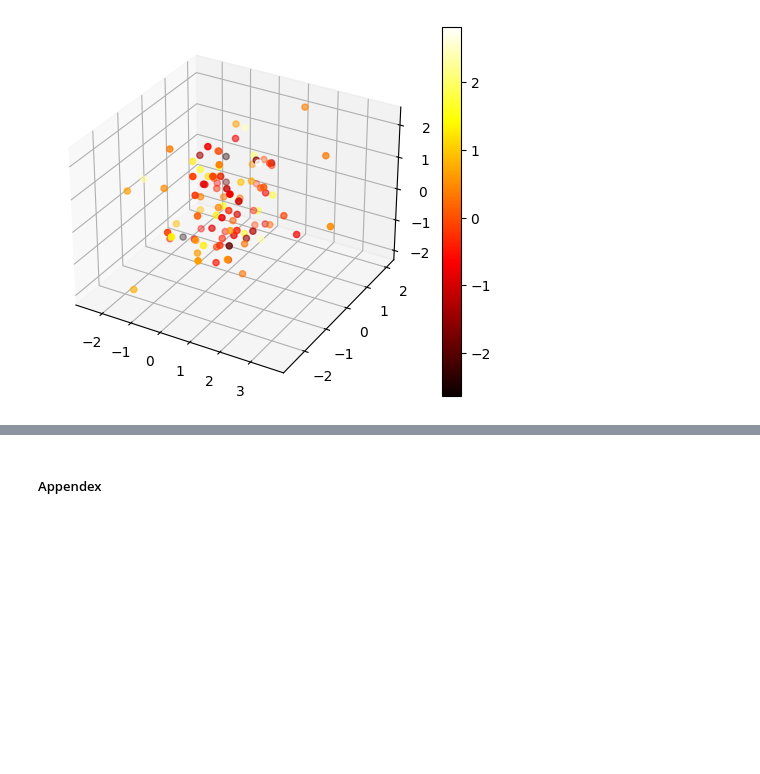
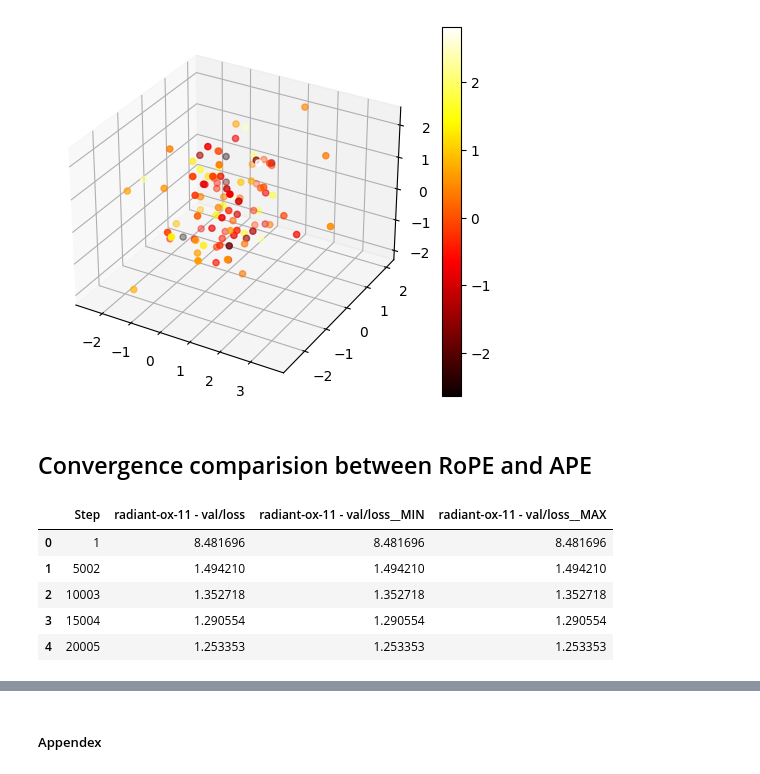
Before and after one commit to chaitanyamanem/TinyStories, a Jupyter notebook: StoryTeller-Book.ipynb, the cells around one changed output, grey strips where cells are left out. Saved outputs shown, nothing was run; the diff lists cells and outputs as text; code cells hidden in the pictures; blank space fills up the shorter version.

```diff
--- a/StoryTeller-Book.ipynb
+++ b/StoryTeller-Book.ipynb
@@ -1440,3 +1440,20 @@ plotly.offline.plot({"data": [fig1],
                      "layout": mylayout},
                      auto_open=True,
                      filename=("4DPlot.html"))
+# %% [markdown]
+## Convergence comparision between RoPE and APE
+# %%
+import pandas as pd
+
+loss_rope  = pd.read_csv("saved_artifacts/loss_data_RoPE.csv")
+loss_ape  = pd.read_csv("saved_artifacts/loss_data_ape.csv")
+
+loss_rope = loss_rope.loc[:,['radiant-ox-11 - val/loss']]
+loss_ape = loss_ape.loc[:,['glistening-rabbit-24 - val/loss']]
+# %% [output]
+|  | Step | radiant-ox-11 - val/loss | radiant-ox-11 - val/loss__MIN | radiant-ox-11 - val/loss__MAX |
+| 0 | 1 | 8.481696 | 8.481696 | 8.481696 |
+| 1 | 5002 | 1.494210 | 1.494210 | 1.494210 |
+| 2 | 10003 | 1.352718 | 1.352718 | 1.352718 |
+| 3 | 15004 | 1.290554 | 1.290554 | 1.290554 |
+| 4 | 20005 | 1.253353 | 1.253353 | 1.253353 |
```
Also changed, not shown: parts of 2 cells of this notebook, 3 other files.
